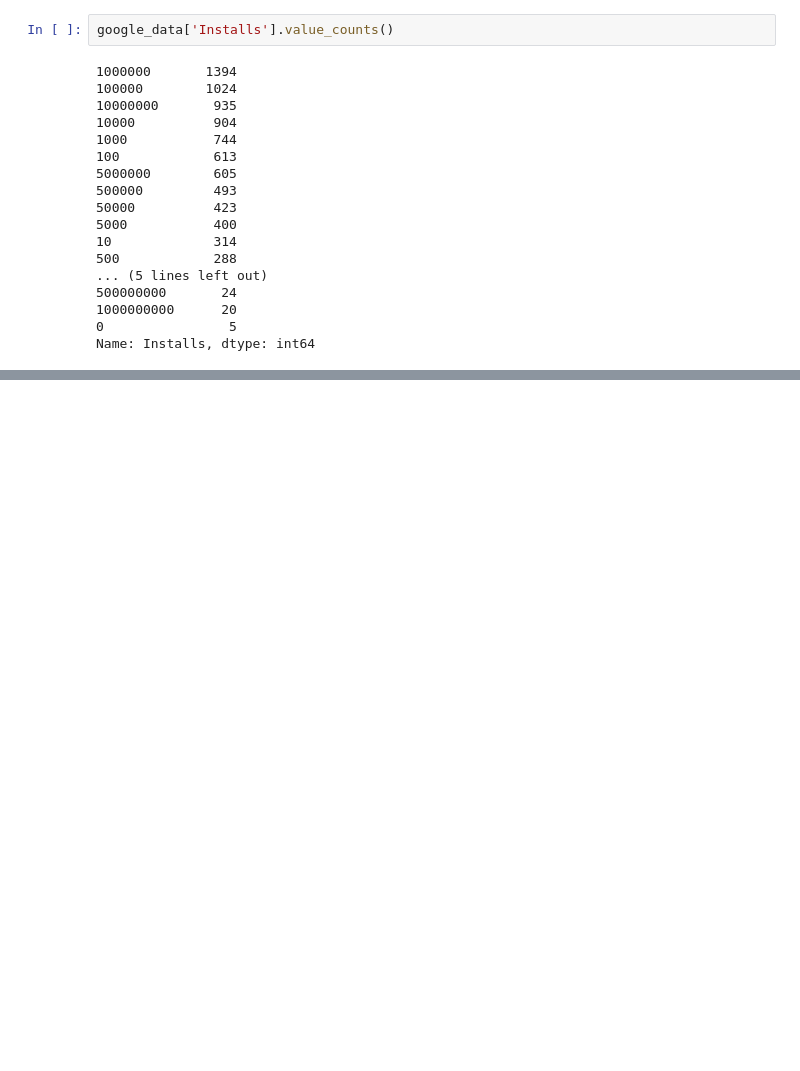
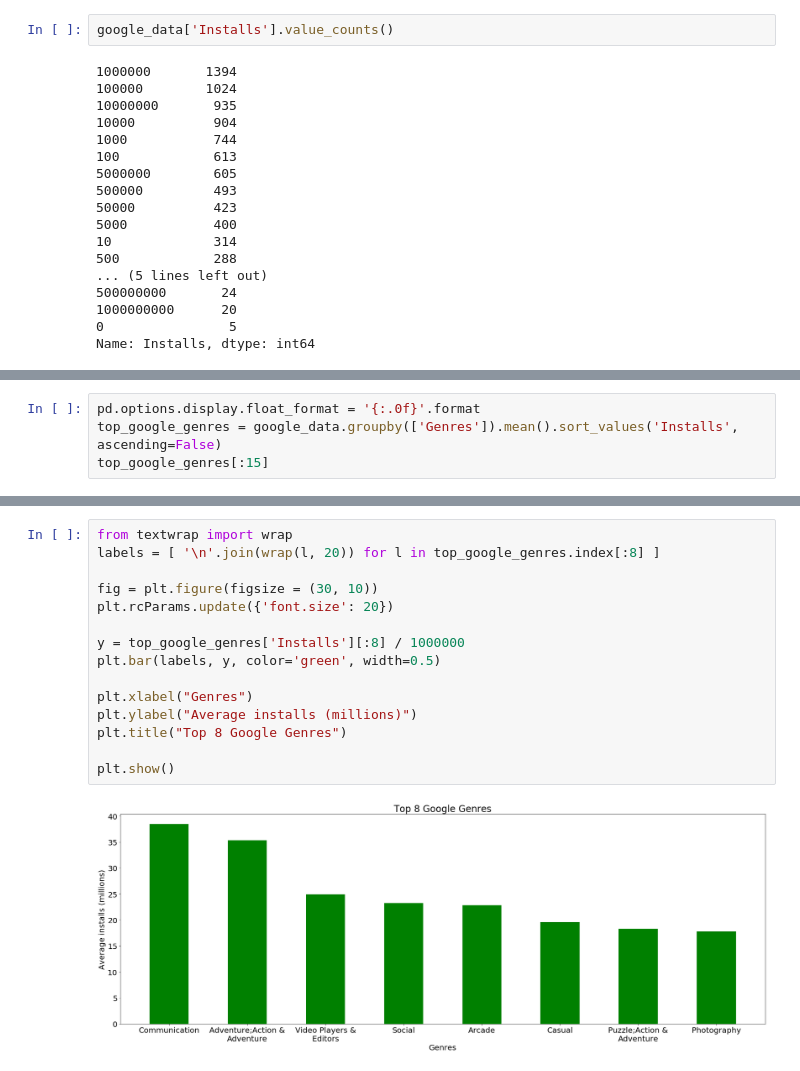
Before and after one commit to anirusso/app-data, a Jupyter notebook: app-data.ipynb, the cells around one changed output, grey strips where cells are left out. Cells and saved outputs as stored; diff of their text form; blank space fills up the shorter version.

```diff
--- a/app-data.ipynb
+++ b/app-data.ipynb
@@ -824,0 +859,4 @@ google_data[google_data['Category'] == 'COMMUNICATION'].sort_values('Installs',
+# %%
+pd.options.display.float_format = '{:.0f}'.format
+top_google_genres = google_data.groupby(['Genres']).mean().sort_values('Installs', ascending=False)
+top_google_genres[:15]
@@ -824,0 +881,17 @@ google_data[google_data['Category'] == 'COMMUNICATION'].sort_values('Installs',
+# %%
+from textwrap import wrap
+labels = [ '\n'.join(wrap(l, 20)) for l in top_google_genres.index[:8] ]
+
+fig = plt.figure(figsize = (30, 10))
+plt.rcParams.update({'font.size': 20})
+
+y = top_google_genres['Installs'][:8] / 1000000
+plt.bar(labels, y, color='green', width=0.5)
+
+plt.xlabel("Genres")
+plt.ylabel("Average installs (millions)")
+plt.title("Top 8 Google Genres")
+
+plt.show()
+# %% [output]
+[figure, added]
```
Also changed, not shown: parts of 40 cells of this notebook.
